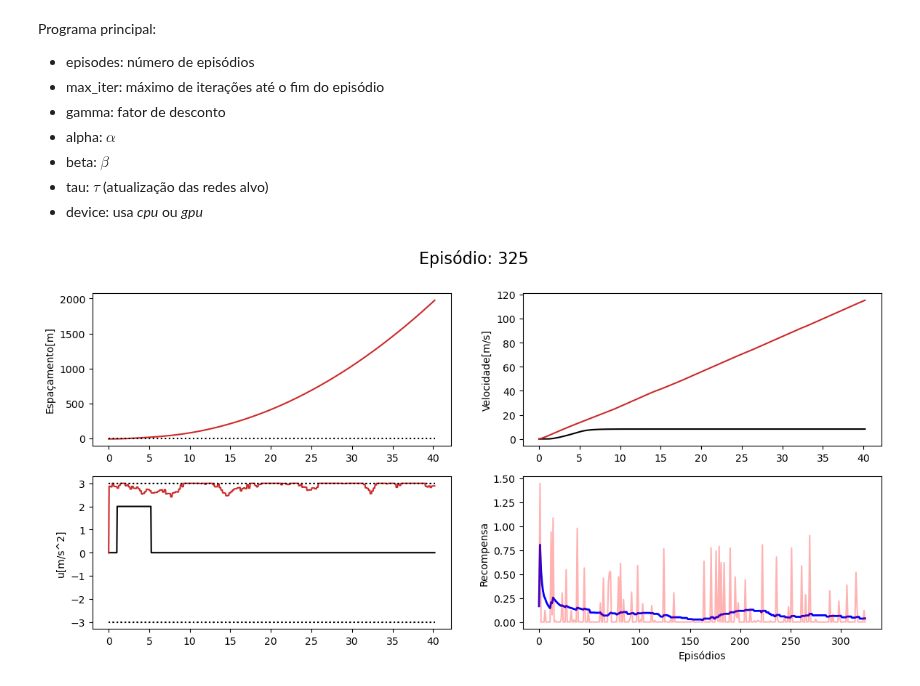
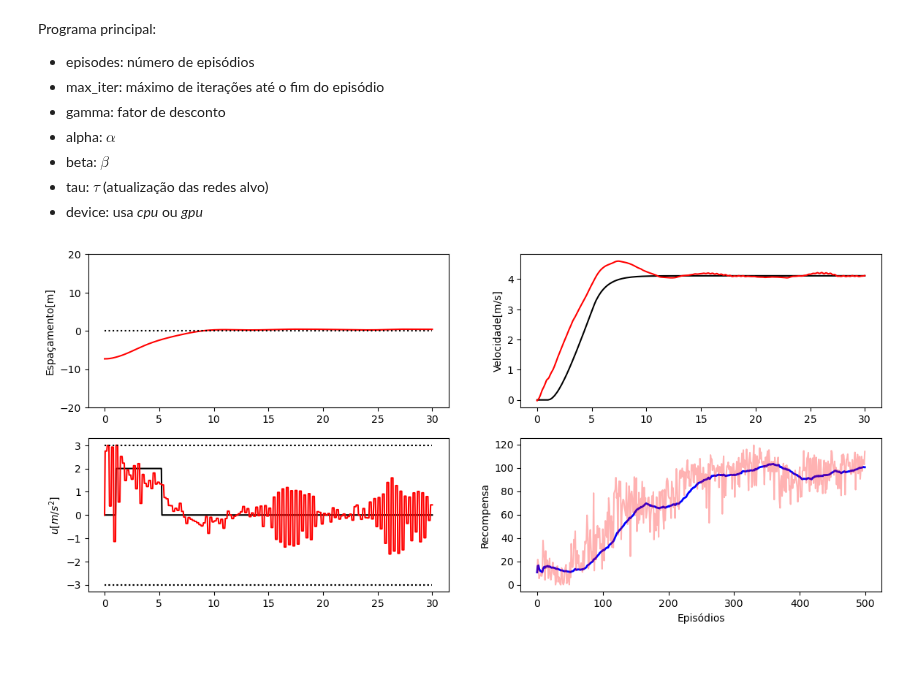
Before and after one commit to GTI-UFMG/IAR_codes, a Jupyter notebook: aula09/DDPG_platoon.ipynb, the cells around one changed output. Cells and saved outputs as stored; diff of their text form; code cells hidden in the pictures; blank space fills up the shorter version.

````diff
--- a/aula09/DDPG_platoon.ipynb
+++ b/aula09/DDPG_platoon.ipynb
@@ -124,15 +124,17 @@ O *ator* é representado pela função diferenciável $\pi(s, \boldsymbol{\theta
 # %%
 class Actor(nn.Module):
     ###########################################
-    def __init__(self, input_size, output_size, hidden_size=32):
+    def __init__(self, input_size, output_size, hidden_size=32, temperature=1.0):
         super(Actor, self).__init__()
         self.linear1 = nn.Linear(input_size, hidden_size)
         self.linear2 = nn.Linear(hidden_size, output_size)
 
+        self.temperature = temperature # suaviza a entrada da tanh
+
     ###########################################
     def forward(self, state):
-        x = F.relu(self.linear1(state))
-        return torch.tanh(self.linear2(x))
+        x = F.leaky_relu(self.linear1(state), negative_slope=0.01)
+        return torch.tanh(self.linear2(x)/self.temperature)
 # %% [markdown]
 O *crítico* é representado pela função diferenciável $\hat{q}(s, a, \boldsymbol{w})$ que fornece o valor de um dado $s$ e uma dada ação $a$. A arquitetura da Rede Neural Artificial (Perceptron) tem ```state_size``` entradas, uma saída e uma camada escondida de tamanho ```hidden_size```.
 # %%
@@ -166,8 +168,8 @@ class DDPG:
         self.alpha = parameters['alpha']
         self.beta = parameters['beta']
         self.tau = parameters['tau']
+        self.batch_size = parameters['batch_size']
         self.device = parameters['device']
-        self.batch_size = parameters['batch_size']
 
         # cria ambiente
         self.env = ce.PlatoonEnv()
@@ -205,8 +207,7 @@ class DDPG:
     def get_action(self, state):
         state = torch.from_numpy(state).float().unsqueeze(0).to(self.device)
         action = self.actor.forward(state)
-        action = action.cpu().detach().numpy()[0,0]
-        return action
+        return action.cpu().detach().numpy()
 # %% [markdown]
 Atualize $\boldsymbol{w}$ (crítico) minimizando a perda:
 
@@ -272,13 +273,14 @@ class DDPG(DDPG):
 
         rewards = []
 
+        # reseta noise
         self.noise.reset()
 
         # reseta o ambiente
         S, _ = self.env.reset()
 
         # Gerando a experiencia a partir da politica
-        for step in range(self.max_iter):
+        for _ in range(self.max_iter):
 
             # ação + ruido
             A = self.get_action(S) + self.noise.get()
@@ -320,6 +322,7 @@ if __name__ == '__main__':
     # parametros
     parameters = {'episodes'  : 500,
                   'max_iter'  : 1000,
+                  'n_agents'  : 5,
                   'gamma'     : 0.99,
                   'alpha'     : 2e-3,
                   'beta'      : 1e-3,
@@ -332,44 +335,47 @@ if __name__ == '__main__':
     rewards = []
     avg_rewards = []
 
-    ddpg = DDPG(parameters)
+    #ddpg = DDPG(parameters)
+    # cria 'n_agents' para observar comportamento médio
+    ddpg = [DDPG(parameters) for _ in range(parameters['n_agents'])]
 
-    print(parameters['device'])
-
-    while ddpg.episode <= parameters['episodes']:
+    while ddpg[0].episode <= parameters['episodes']:
 
         # roda um episodio
-        total_reward = ddpg.runEpisode()
+        #total_reward = ddpg.runEpisode()
+        # roda um episodio para cada agente
+        total_reward = [ddpg[i].runEpisode() for i in range(parameters['n_agents'])]
+        # média de todos os agentes
+        total_reward = np.mean(total_reward)
 
         # rewards
         rewards.append(total_reward)
         # reward medio
         avg_rewards.append(np.mean(rewards[-50:]))
 
-        if not (ddpg.episode % 5):
+        if not (ddpg[0].episode % 10):
             plt.figure(1)
             clear_output(wait=True)
             plt.clf()
-            plt.gcf().suptitle('Episódio: %d' % ddpg.episode, fontsize=16)
 
             # posicao
             plt.subplot(221)
-            ddpg.env.plotEsp()
+            ddpg[0].env.plotEsp()
             # velocidade
             plt.subplot(222)
-            ddpg.env.plotVel()
+            ddpg[0].env.plotVel()
             # aceleracao
             plt.subplot(223)
-            ddpg.env.plotU()
+            ddpg[0].env.plotU()
             #
             plt.subplot(224)
             plt.plot(avg_rewards, 'b', linewidth=2)
             plt.plot(rewards, 'r', alpha=0.3)
             plt.xlabel('Episódios')
             plt.ylabel('Recompensa')
 
             plt.show()
             plt.pause(.1)
     plt.ioff()
 # %% [output]
-[figure, old version]
+[figure, new version]
````
Also changed, not shown: parts of 1 cell of this notebook, 2 other files.
